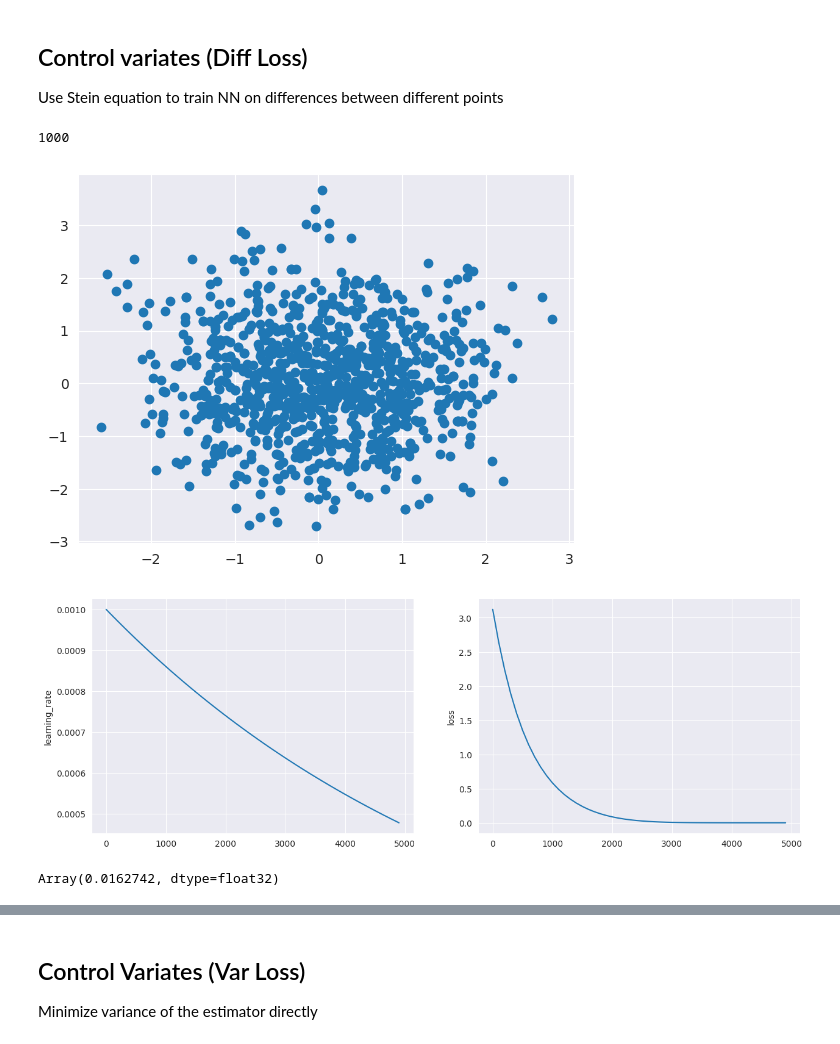
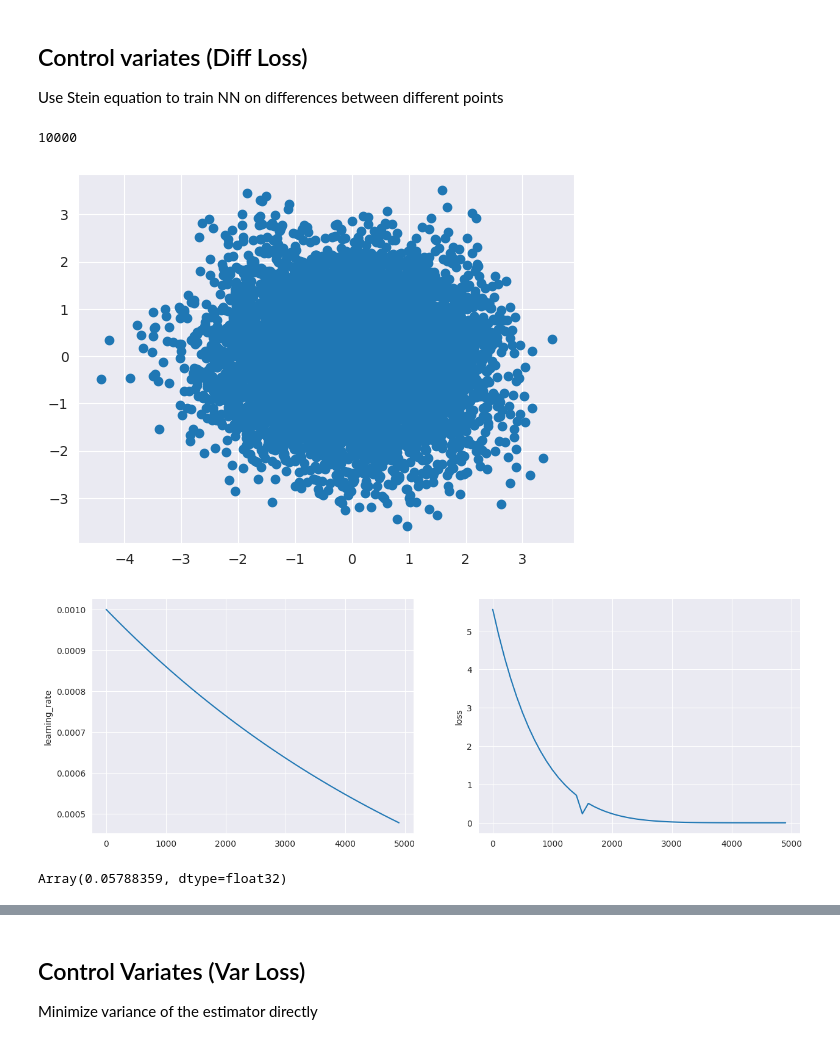
Before and after one commit to kkorolev1/mcmc-control-variates, a Jupyter notebook: experiments.ipynb, the cells around one changed output, grey strips where cells are left out. Drawn from its saved outputs; the diff is of its cells as text; code cells hidden in the pictures.

```diff
--- a/experiments.ipynb
+++ b/experiments.ipynb
@@ -53,7 +54,6 @@ plt.show()
 from mcmc import ULASampler, HMCSampler
 # %%
 rng, key = jax.random.split(rng)
-#sampler = ULASampler(grad_log_prob=grad_log_prob, dim=DIST_DIM, n_samples=10000, gamma=1e-1, burnin_steps=1000, init_std=1.0)
-sampler = HMCSampler(log_prob=dist.log_prob, dim=DIST_DIM, n_samples=1000, gamma=1e-2, burnin_steps=1000, init_std=1.0)
-samples = sampler(key, n_chains=1)
+sampler = ULASampler(grad_log_prob=grad_log_prob, dim=DIST_DIM, n_samples=10000, gamma=1e-1, burnin_steps=1000, init_std=1.0)
+#sampler = HMCSampler(log_prob=dist.log_prob, dim=DIST_DIM, n_samples=1000, gamma=1e-2, burnin_steps=1000, init_std=1.0)
 # %%
@@ -203,39 +205,39 @@ dtype: float32
 Use Stein equation to train NN on differences between different points
 # %%
 rng, key = jax.random.split(rng)
-dataset, dataloader = get_data_from_sampler(BATCH_SIZE, sampler, key, n_chains=N_CHAINS)
+dataset, dataloader = get_data_from_sampler(BATCH_SIZE, sampler, key, n_chains=1)
 len(dataset)
 # %% [output]
-1000
+10000
 # %%
 plt.scatter(x=dataset.arrays[0][:, 0], y=dataset.arrays[0][:, 1])
 #plt.hist(dataset.arrays[0], bins=50)
 plt.show()
 # %% [output]
-[figure, old version]
+[figure, new version]
 # %%
 from diffcv.cv import DiffLoss
 # %%
 rng, key = jax.random.split(rng)
 cv_diff_model = CVLinear(in_size=DIST_DIM, bias=False, key=key)
 scheduler = optax.exponential_decay(init_value=1e-3, transition_steps=700, decay_rate=0.9)
 optimizer = optax.inject_hyperparams(optax.adam)(learning_rate=scheduler)
 loss = DiffLoss(fn=fn, grad_log_prob=grad_log_prob)
 
 logger = Logger()
 
 cv_diff_trainer = CVTrainer(cv_diff_model, dataloader, optimizer, loss, logger, n_steps=5_000)
 rng, key = jax.random.split(rng)
-cv_diff_trainer.train(key)
+cv_diff_model = cv_diff_trainer.train(key)
 
 plot_log_results(logger)
 # %% [output]
-[figure, old version]
+[figure, new version]
 # %%
 generator_diff = ScalarGenerator(grad_log_prob, cv_diff_model)
 jax.vmap(generator_diff)(dataset.arrays[0]).mean()
 # %% [output]
-Array(0.0162742, dtype=float32)
+Array(0.05788359, dtype=float32)
 # %%
 fn_with_cv_diff = lambda x: fn(x) + generator_diff(x)
 # %%
```
Also changed, not shown: parts of 27 cells of this notebook, 3 other files.
